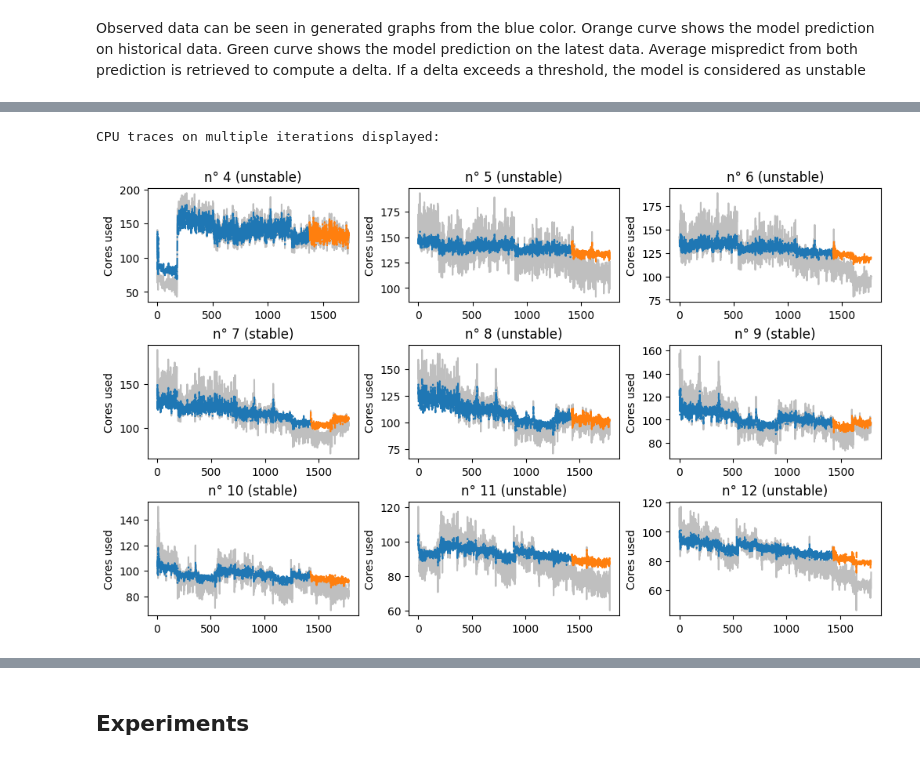
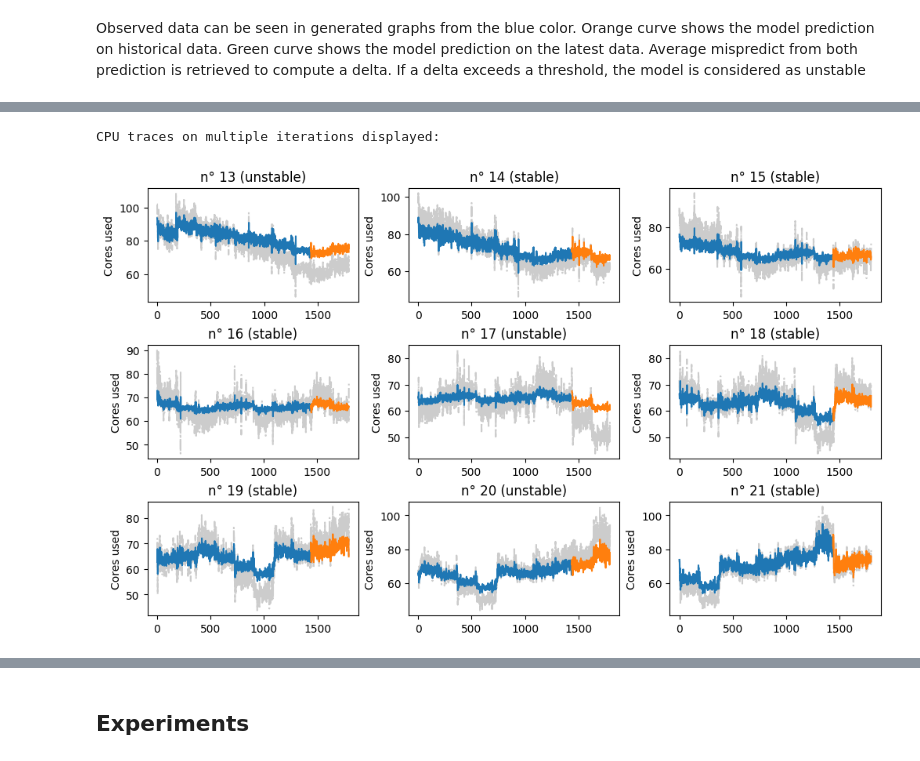
Before and after one commit to jacquetpi/scroogevm, a Jupyter notebook: scroogevm_lstm_analysis.ipynb, the cells around one changed output, grey strips where cells are left out. Saved outputs shown, nothing was run; the diff lists cells and outputs as text; code cells hidden in the pictures.

```diff
--- a/scroogevm_lstm_analysis.ipynb
+++ b/scroogevm_lstm_analysis.ipynb
@@ -99,6 +105,6 @@ Considered stable, prediction mispredict delta : 8400.58979390514 < 10565.14832
 # %%
-plot_lstm_cpu(from_index=0)
+plot_lstm_cpu(from_index=9)
 print('CPU traces on multiple iterations displayed:')
 # %% [output]
 CPU traces on multiple iterations displayed:
-[figure, old version]
+[figure, new version]
```
Also changed, not shown: parts of 17 cells of this notebook, 7 other files.
